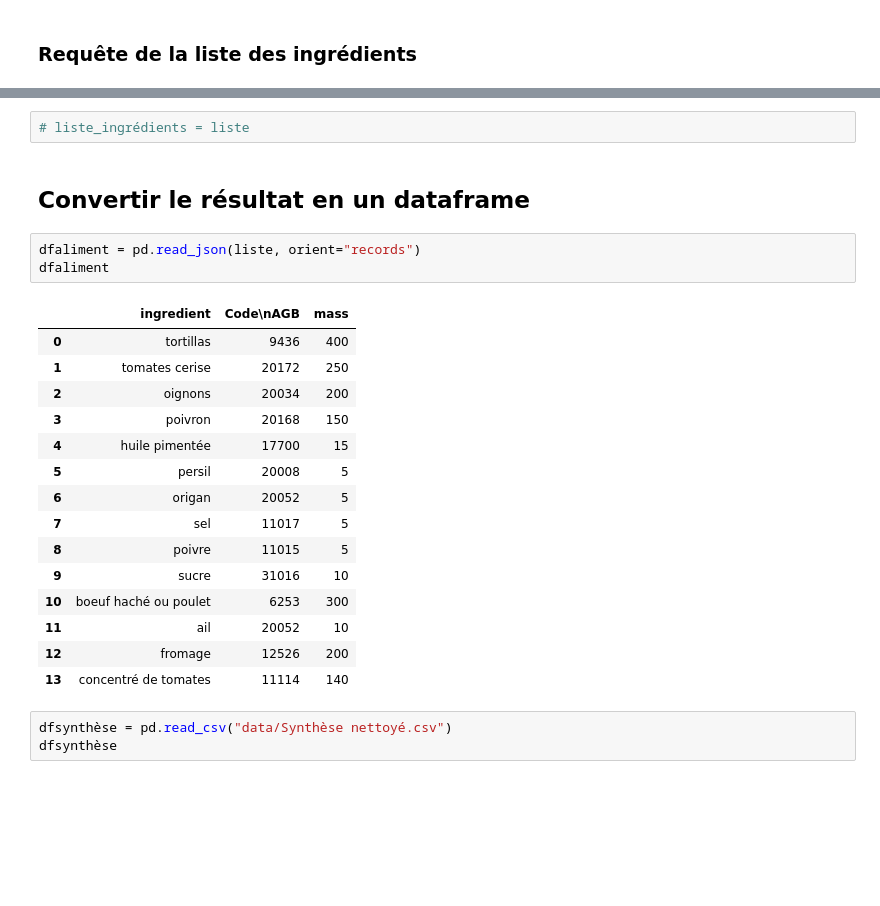
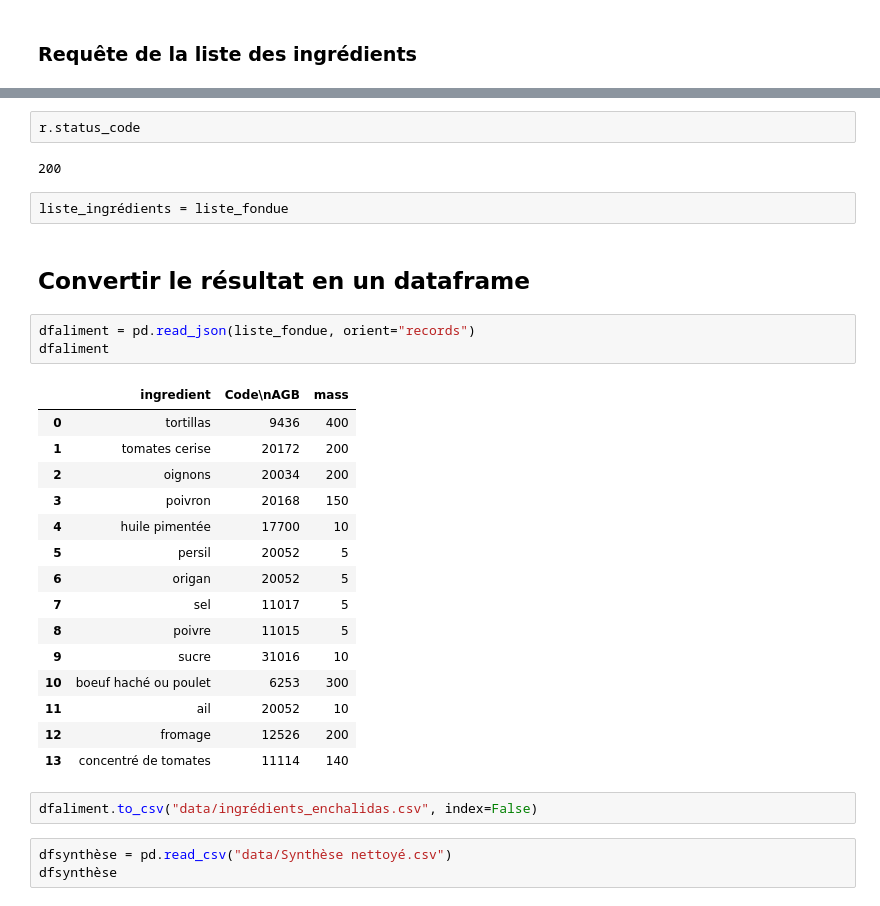
Before and after one commit to Anwen11/projet-python, a Jupyter notebook: Requête_de_l_api.ipynb, the cells around one changed output, grey strips where cells are left out. Saved outputs shown, nothing was run; the diff lists cells and outputs as text; blank space fills up the shorter version.

Commit message:
conversion des ingrédients en csv

```diff
--- a/Requête_de_l_api.ipynb
+++ b/Requête_de_l_api.ipynb
@@ -89,18 +76,22 @@ r.json()
-# %%
-# liste_ingrédients = liste
+# %%
+r.status_code
+# %% [output]
+200
+# %%
+liste_ingrédients = liste_fondue
 # %% [markdown]
 ## Convertir le résultat en un dataframe
 # %%
-dfaliment = pd.read_json(liste, orient="records")
+dfaliment = pd.read_json(liste_fondue, orient="records")
 dfaliment
 # %% [output]
 |  | ingredient | Code\nAGB | mass |
 | 0 | tortillas | 9436 | 400 |
-| 1 | tomates cerise | 20172 | 250 |
+| 1 | tomates cerise | 20172 | 200 |
 | 2 | oignons | 20034 | 200 |
 | 3 | poivron | 20168 | 150 |
-| 4 | huile pimentée | 17700 | 15 |
-| 5 | persil | 20008 | 5 |
+| 4 | huile pimentée | 17700 | 10 |
+| 5 | persil | 20052 | 5 |
 | 6 | origan | 20052 | 5 |
 | 7 | sel | 11017 | 5 |
 | 8 | poivre | 11015 | 5 |
@@ -109,6 +100,8 @@ dfaliment
 | 11 | ail | 20052 | 10 |
 | 12 | fromage | 12526 | 200 |
 | 13 | concentré de tomates | 11114 | 140 |
+# %%
+dfaliment.to_csv("data/ingrédients_enchalidas.csv", index=False)
 # %%
 dfsynthèse = pd.read_csv("data/Synthèse nettoyé.csv")
 dfsynthèse
```
Also changed, not shown: parts of 13 cells of this notebook, 1 other file.
